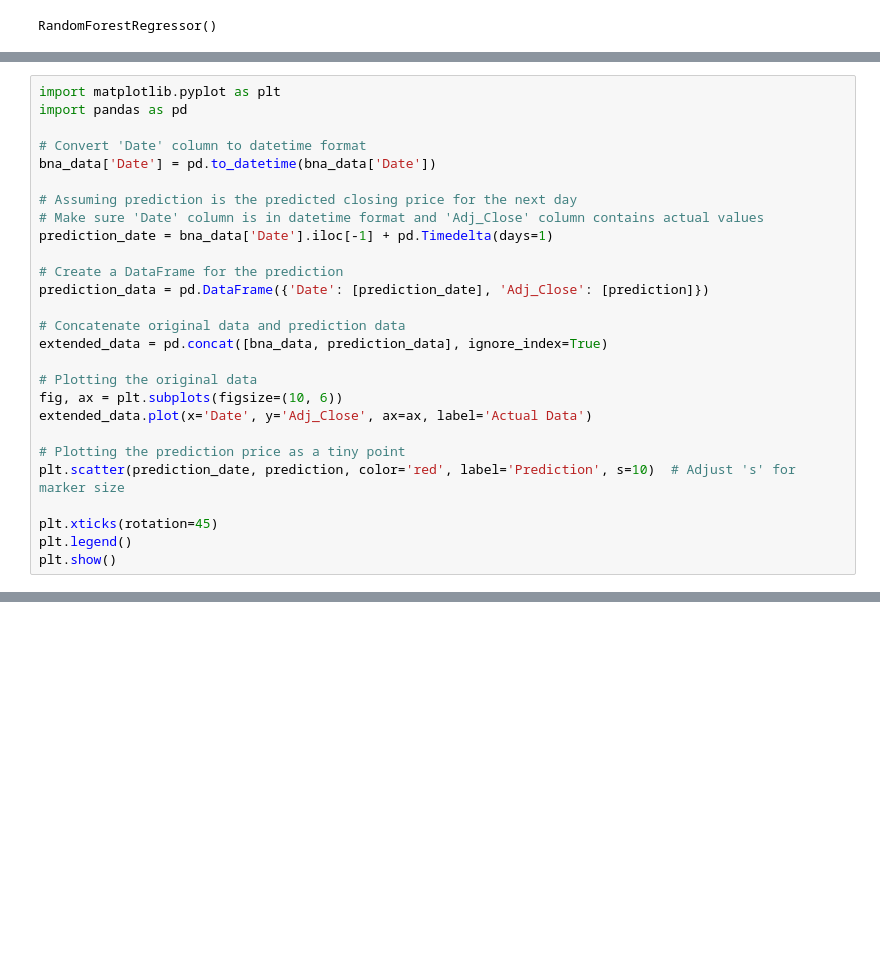
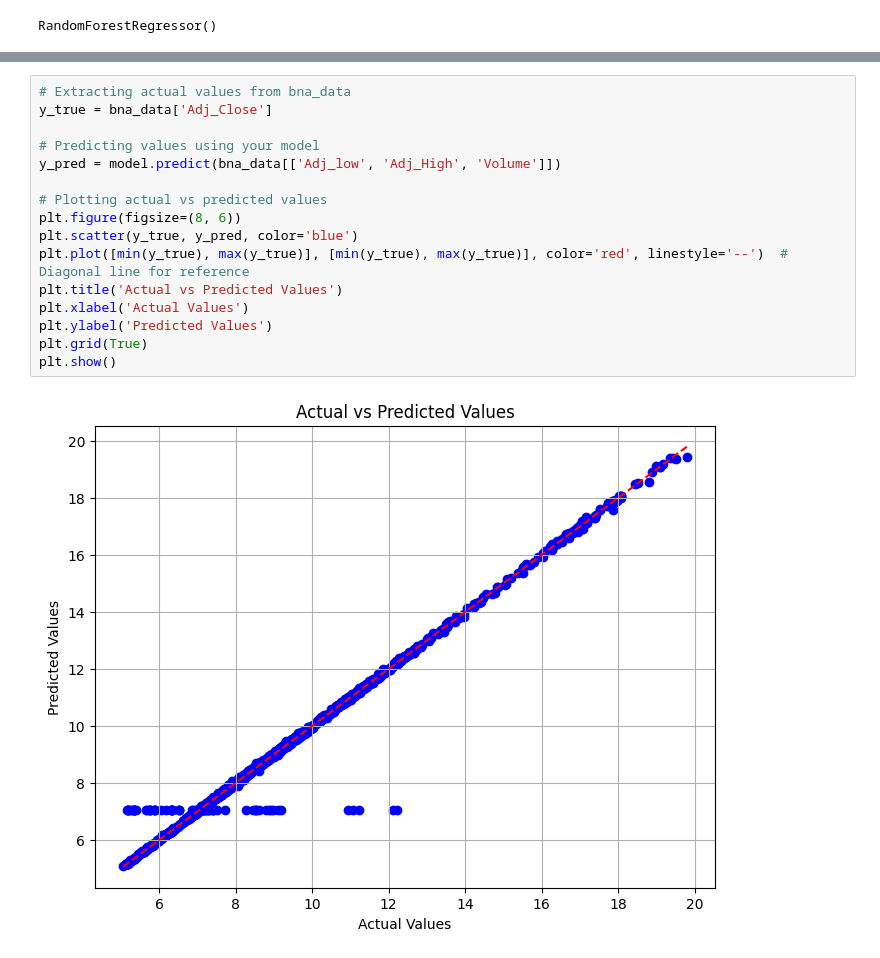
Before and after one commit to Idriss-Chefai/TunisianStockPrediction, a Jupyter notebook: RandomForest.ipynb, the cells around one changed output, grey strips where cells are left out. Saved outputs shown, nothing was run; the diff lists cells and outputs as text; blank space fills up the shorter version.

```diff
--- a/RandomForest.ipynb
+++ b/RandomForest.ipynb
@@ -90,28 +90 @@ with open('RenderForestPredictionStock.pkl', 'rb') as file:
     model = pickle.load(file)
-# %%
-import matplotlib.pyplot as plt
-import pandas as pd
-
-# Convert 'Date' column to datetime format
-bna_data['Date'] = pd.to_datetime(bna_data['Date'])
-
-# Assuming prediction is the predicted closing price for the next day
-# Make sure 'Date' column is in datetime format and 'Adj_Close' column contains actual values
-prediction_date = bna_data['Date'].iloc[-1] + pd.Timedelta(days=1)
-
-# Create a DataFrame for the prediction
-prediction_data = pd.DataFrame({'Date': [prediction_date], 'Adj_Close': [prediction]})
-
-# Concatenate original data and prediction data
-extended_data = pd.concat([bna_data, prediction_data], ignore_index=True)
-
-# Plotting the original data
-fig, ax = plt.subplots(figsize=(10, 6))
-extended_data.plot(x='Date', y='Adj_Close', ax=ax, label='Actual Data')
-
-# Plotting the prediction price as a tiny point
-plt.scatter(prediction_date, prediction, color='red', label='Prediction', s=10)  # Adjust 's' for marker size
-
-plt.xticks(rotation=45)
-plt.legend()
-plt.show()
@@ -120,0 +144,18 @@ TypeError: no numeric data to plot
+# %%
+# Extracting actual values from bna_data
+y_true = bna_data['Adj_Close']
+
+# Predicting values using your model
+y_pred = model.predict(bna_data[['Adj_low', 'Adj_High', 'Volume']])
+
+# Plotting actual vs predicted values
+plt.figure(figsize=(8, 6))
+plt.scatter(y_true, y_pred, color='blue')
+plt.plot([min(y_true), max(y_true)], [min(y_true), max(y_true)], color='red', linestyle='--')  # Diagonal line for reference
+plt.title('Actual vs Predicted Values')
+plt.xlabel('Actual Values')
+plt.ylabel('Predicted Values')
+plt.grid(True)
+plt.show()
+# %% [output]
+[figure, added]
```
Also changed, not shown: parts of 8 cells of this notebook, 7 other files.
